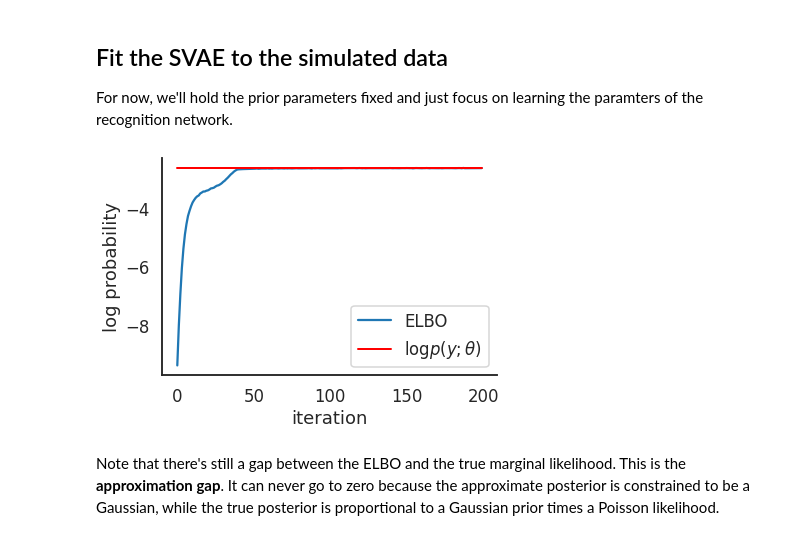
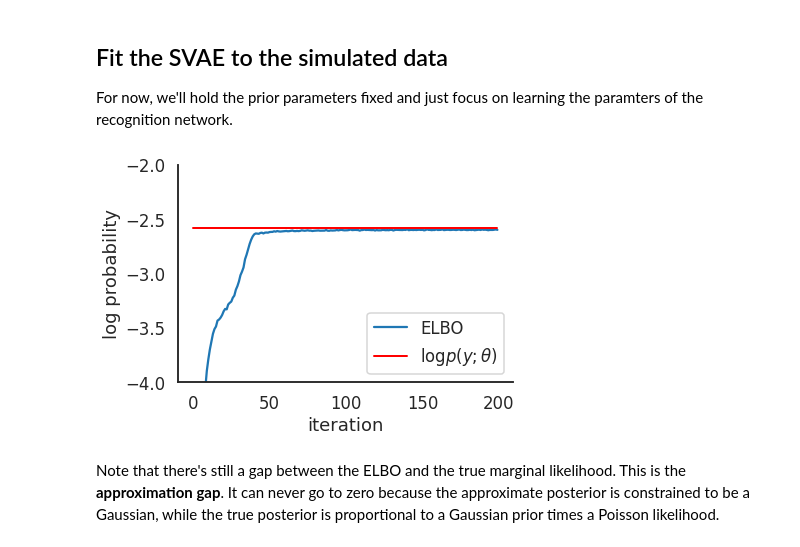
Before and after one commit to lindermanlab/hackathons, a Jupyter notebook: Structured_Variational_Autoencoders.ipynb, the cells around one changed output. Saved outputs shown, nothing was run; the diff lists cells and outputs as text; code cells hidden in the pictures.

```diff
--- a/Structured_Variational_Autoencoders.ipynb
+++ b/Structured_Variational_Autoencoders.ipynb
@@ -428,14 +529,15 @@ elbos, kls, (prior_params, recognition_params, decoder_params), posterior = \
 # %%
 # Plot the ELBOs and, for comparison, the true marginal likelihood of the data
 plt.plot(elbos, label="ELBO")
 marginal_lkhd = np.mean(np.log(svae.exact_marginal_likelihood(np.arange(data.max()+1), prior_params))[data])
 plt.plot(marginal_lkhd * np.ones(len(elbos)), '-r', lw=2, label="$\\log p(y; \\theta)$")
 plt.xlabel("iteration")
 plt.ylabel("log probability")
 plt.legend(loc="lower right")
+plt.ylim(-4, -2)
 sns.despine()
 # %% [output]
-[figure, old version]
+[figure, new version]
 # %% [markdown]
 Note that there's still a gap between the ELBO and the true marginal likelihood.  This is the **approximation gap**. It can never go to zero because the approximate posterior is constrained to be a Gaussian, while the true posterior is proportional to a Gaussian prior times a Poisson likelihood.
 # %% [markdown]
```
Also changed, not shown: parts of 27 cells of this notebook.
